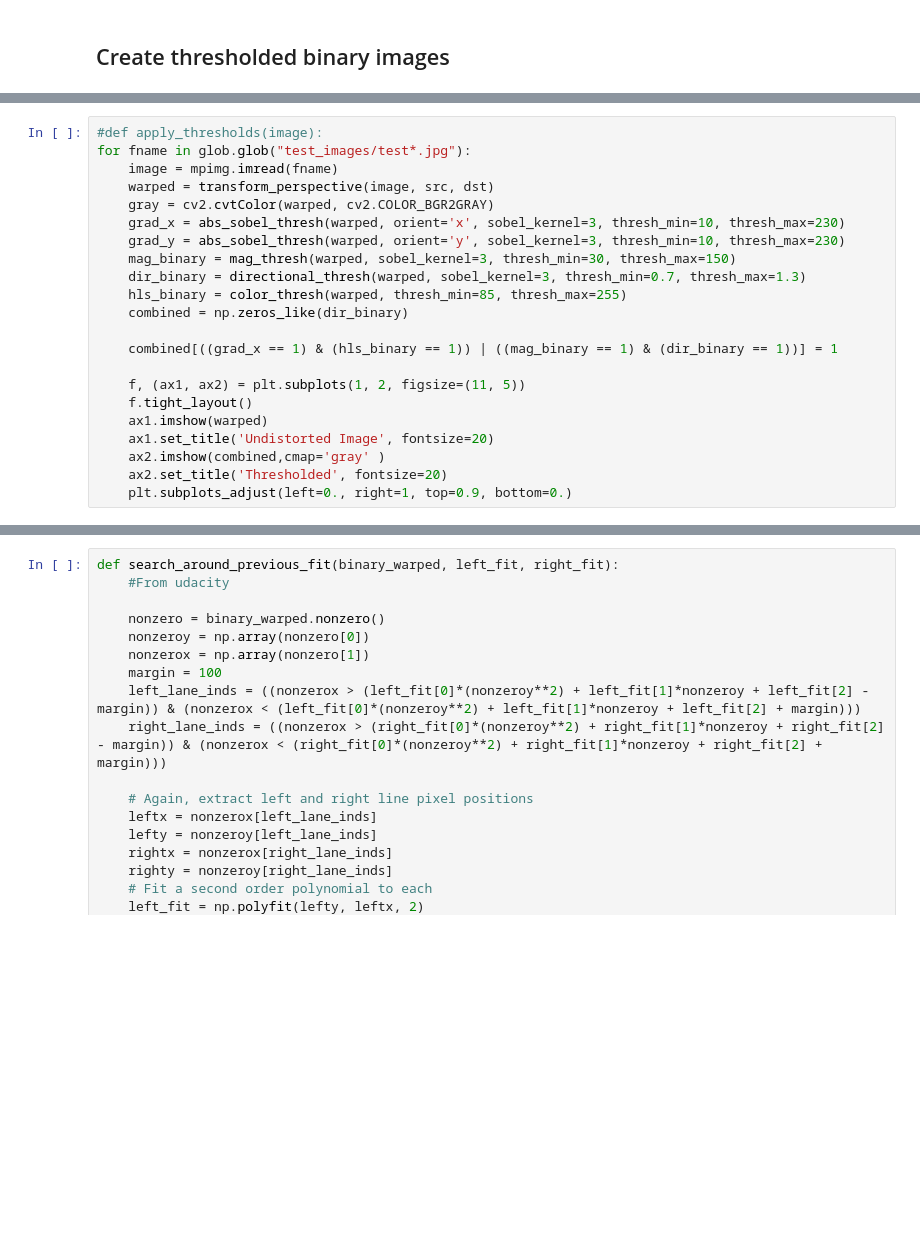
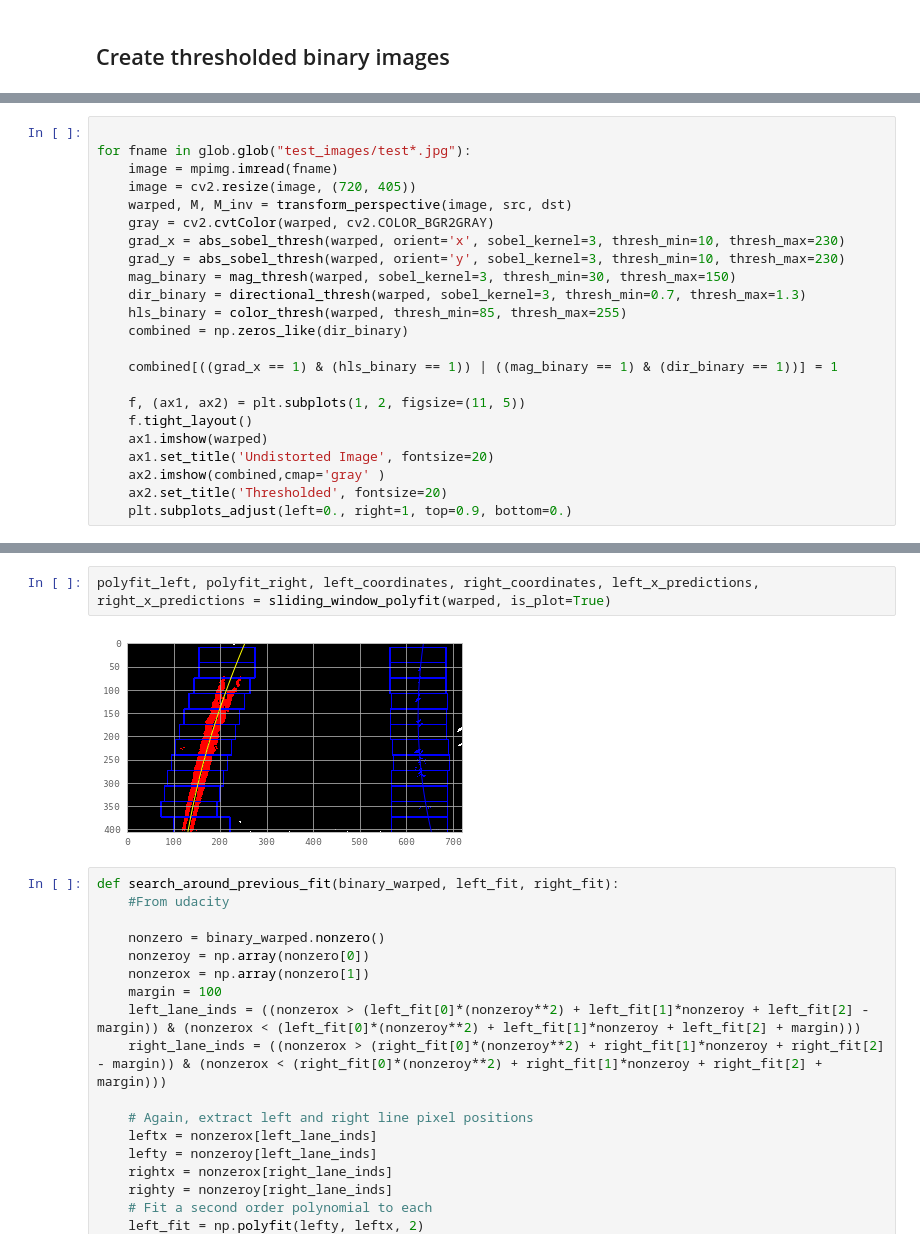
Before and after one commit to vinay631/Image_processing_lane_detection, a Jupyter notebook: Finding_Lanes.ipynb, the cells around one changed output, grey strips where cells are left out. Cells and saved outputs as stored; diff of their text form; blank space fills up the shorter version.

```diff
--- a/Finding_Lanes.ipynb
+++ b/Finding_Lanes.ipynb
@@ -176,8 +187,9 @@ for fname in glob.glob("test_images/test*.jpg"):
 # %%
-#def apply_thresholds(image):
+
 for fname in glob.glob("test_images/test*.jpg"):
     image = mpimg.imread(fname)
-    warped = transform_perspective(image, src, dst)
+    image = cv2.resize(image, (720, 405))
+    warped, M, M_inv = transform_perspective(image, src, dst)
     gray = cv2.cvtColor(warped, cv2.COLOR_BGR2GRAY)
     grad_x = abs_sobel_thresh(warped, orient='x', sobel_kernel=3, thresh_min=10, thresh_max=230)
     grad_y = abs_sobel_thresh(warped, orient='y', sobel_kernel=3, thresh_min=10, thresh_max=230)
@@ -314,3 +342,7 @@ sliding_window_polyfit(warped)
+# %%
+polyfit_left, polyfit_right, left_coordinates, right_coordinates, left_x_predictions, right_x_predictions = sliding_window_polyfit(warped, is_plot=True)
+# %% [output]
+[figure, added]
 # %%
 def search_around_previous_fit(binary_warped, left_fit, right_fit):
     #From udacity
```
Also changed, not shown: parts of 15 cells of this notebook, 1 other file.
